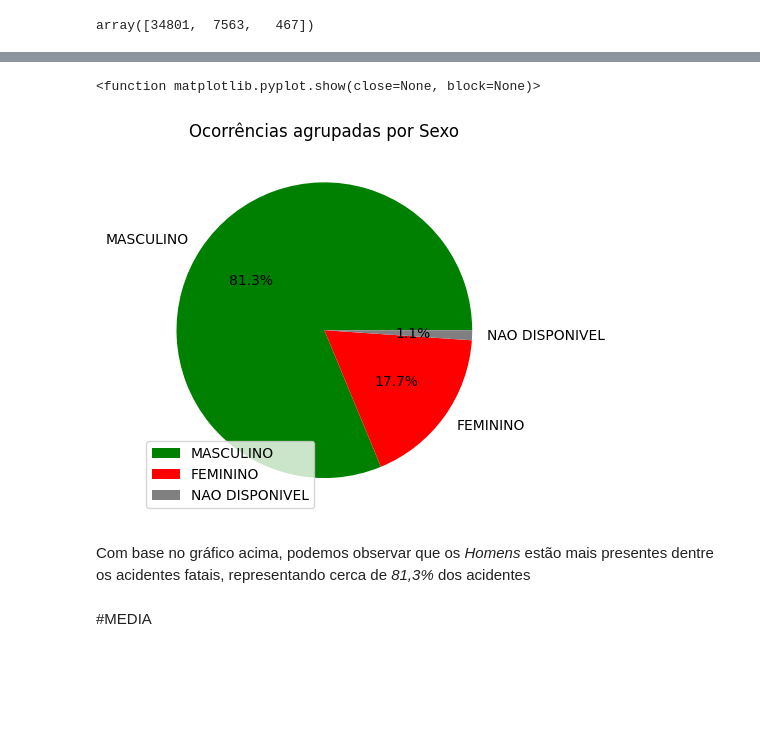
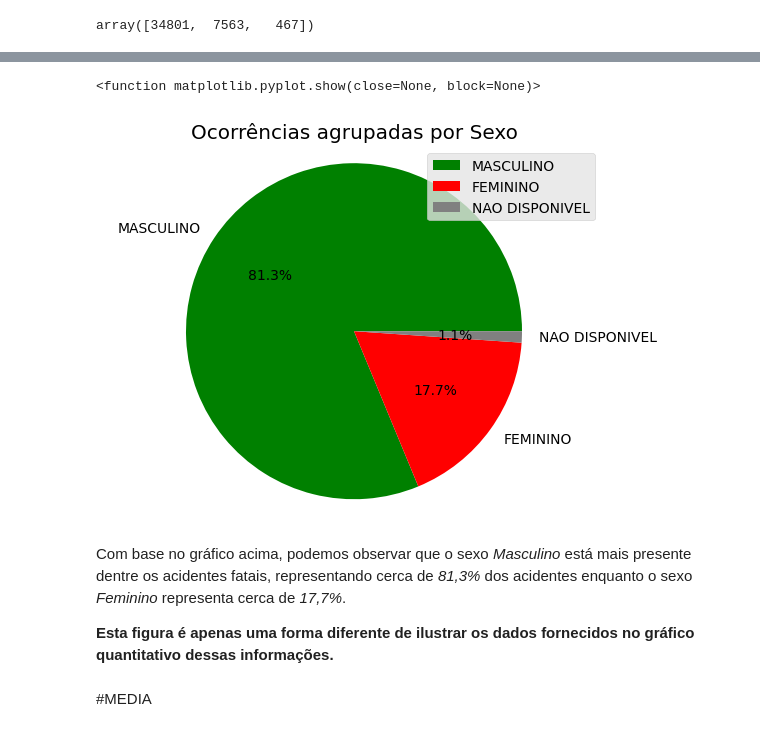
Before and after one commit to luizfernando120/Projeto-teste, a Jupyter notebook: Cópia_de_Projeto_07_Abril.ipynb, the cells around one changed output, grey strips where cells are left out. Drawn from its saved outputs; the diff is of its cells as text; code cells hidden in the pictures; blank space fills up the shorter version.

```diff
--- a/Cópia_de_Projeto_07_Abril.ipynb
+++ b/Cópia_de_Projeto_07_Abril.ipynb
@@ -68,8 +59,8 @@ sexos = ['MASCULINO','FEMININO','NAO DISPONIVEL']
 count_sexos = [34801,7563,467]
 cores_sexo = ['green','red','gray']
 # %%
+plt.style.use("ggplot")
 grafico_sexos = plt.bar(sexos,count_sexos, align ='center', color = cores_sexo)
-plt.xlabel('Sexo')
 plt.title('Ocorrências agrupadas por Sexo')
 plt.show(grafico_sexos)
 # %% [output]
@@ -80,13 +71,17 @@ Agrupamos as informações obtidas para visualizar melhor os números de acident
 # %%
+plt.style.use("ggplot")
 pizza_sexos = plt.pie(count_sexos, labels=sexos, colors = cores_sexo, autopct = '%1.1f%%')
 plt.title('Ocorrências agrupadas por Sexo')
-plt.legend(['MASCULINO','FEMININO','NAO DISPONIVEL'],loc = 3)
-plt.show
+plt.legend(['MASCULINO','FEMININO','NAO DISPONIVEL'],loc = 'upper right')
+plt.axis('equal')
+plt.show(pizza_sexos)
 # %% [output]
 <function matplotlib.pyplot.show(close=None, block=None)>
-[figure, old version]
+[figure, new version]
 # %% [markdown]
-Com base no gráfico acima, podemos observar que os *Homens* estão mais presentes dentre os acidentes fatais, representando cerca de *81,3%* dos acidentes
+Com base no gráfico acima, podemos observar que o sexo *Masculino* está mais presente dentre os acidentes fatais, representando cerca de *81,3%* dos acidentes enquanto o sexo *Feminino* representa cerca de *17,7%*.
+
+**Esta figura é apenas uma forma diferente de ilustrar os dados fornecidos no gráfico quantitativo dessas informações.**
 # %% [markdown]
 #MEDIA
 # %%
```
Also changed, not shown: parts of 19 cells of this notebook.
